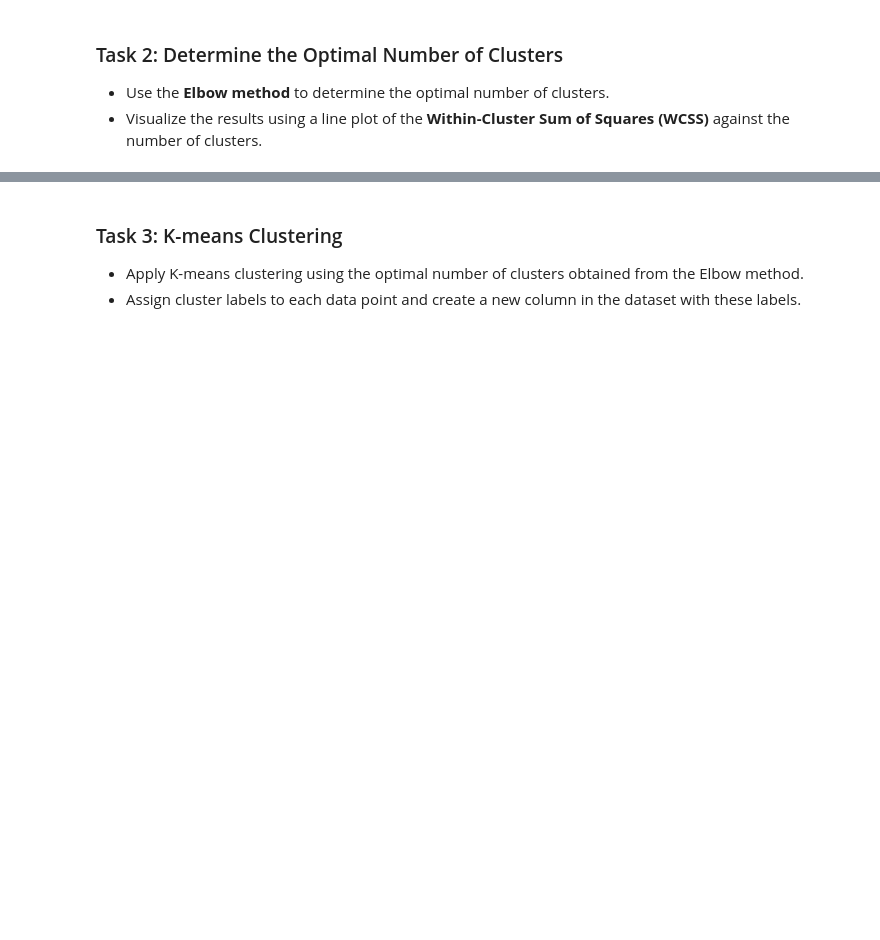
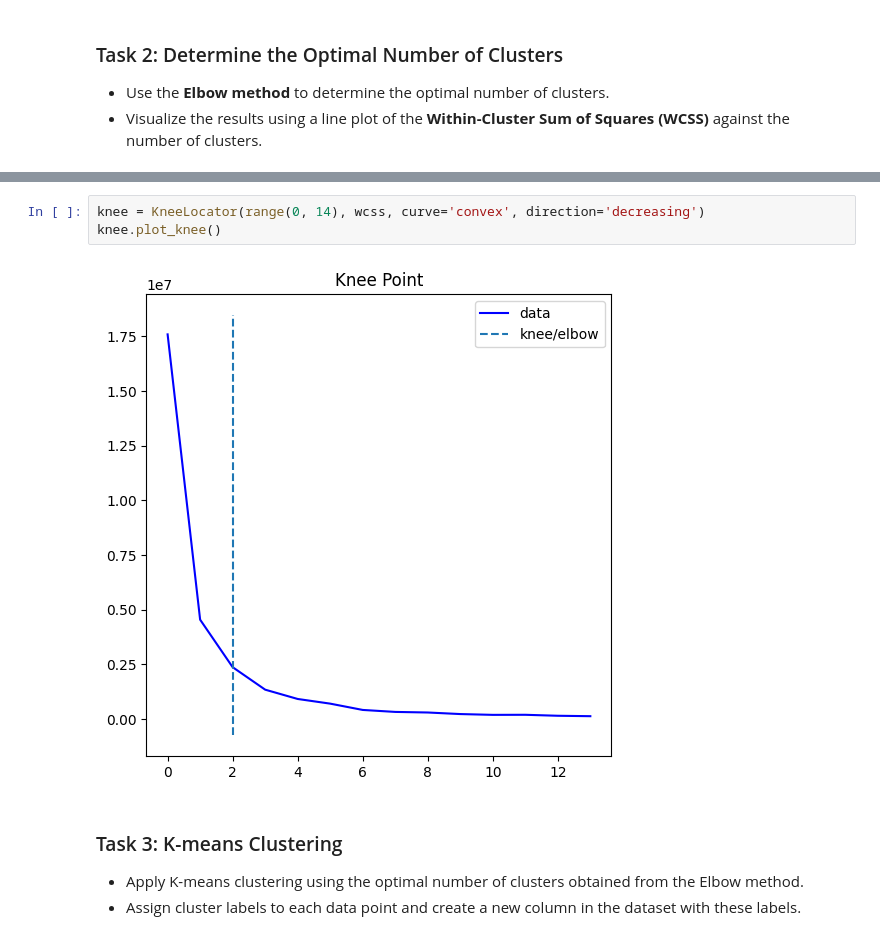
Before and after one commit to avimallik/machine_learning_workbench, a Jupyter notebook: Cluster_Analysis_K-Means/practice/Assignment on Cluster Analysis.ipynb, the cells around one changed output, grey strips where cells are left out. Saved outputs shown, nothing was run; the diff lists cells and outputs as text; blank space fills up the shorter version.

```diff
--- a/Cluster_Analysis_K-Means/practice/Assignment on Cluster Analysis.ipynb
+++ b/Cluster_Analysis_K-Means/practice/Assignment on Cluster Analysis.ipynb
@@ -103,3 +183,8 @@ sns.pairplot(df)
+# %%
+knee = KneeLocator(range(0, 14), wcss, curve='convex', direction='decreasing')
+knee.plot_knee()
+# %% [output]
+[figure, added]
 # %% [markdown]
 ### Task 3: K-means Clustering
 - Apply K-means clustering using the optimal number of clusters obtained from the Elbow method.
```
Also changed, not shown: parts of 26 cells of this notebook, 1 other file.
